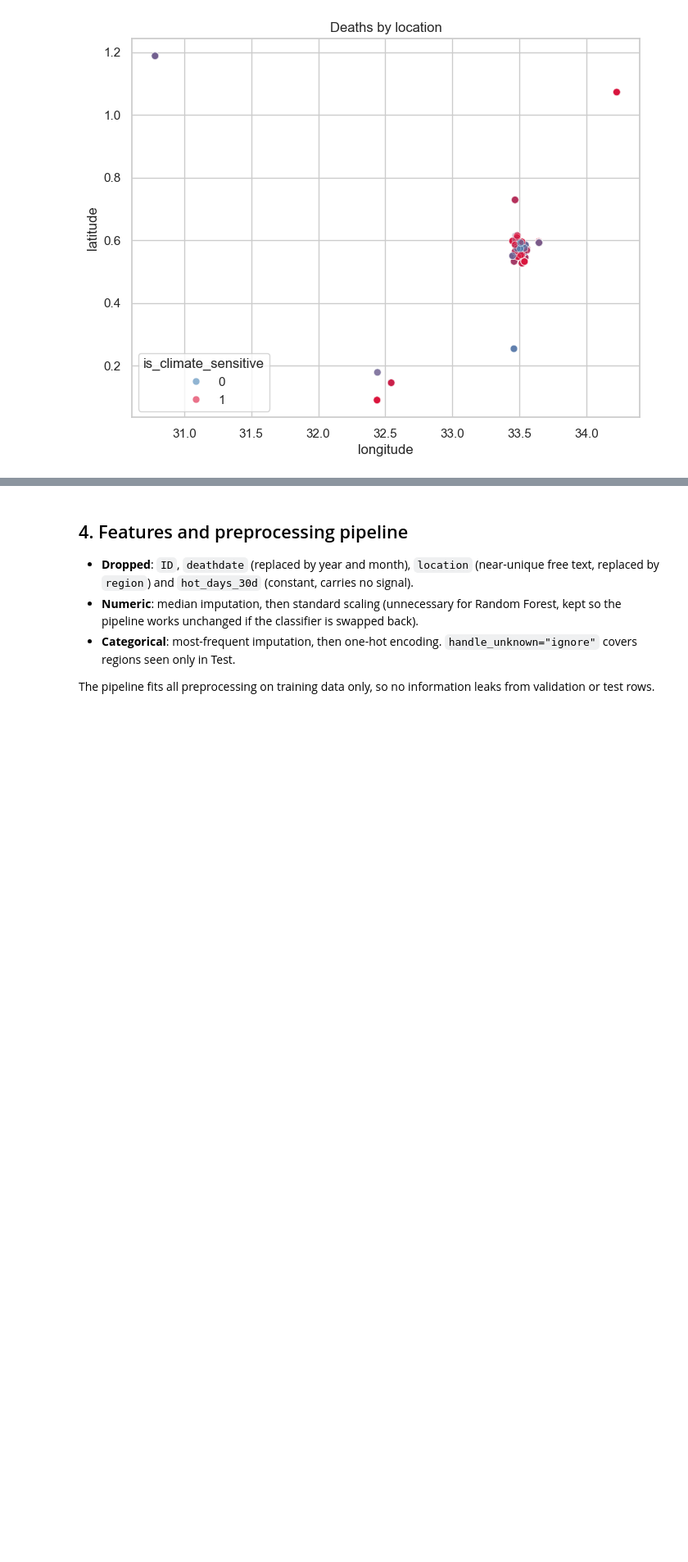
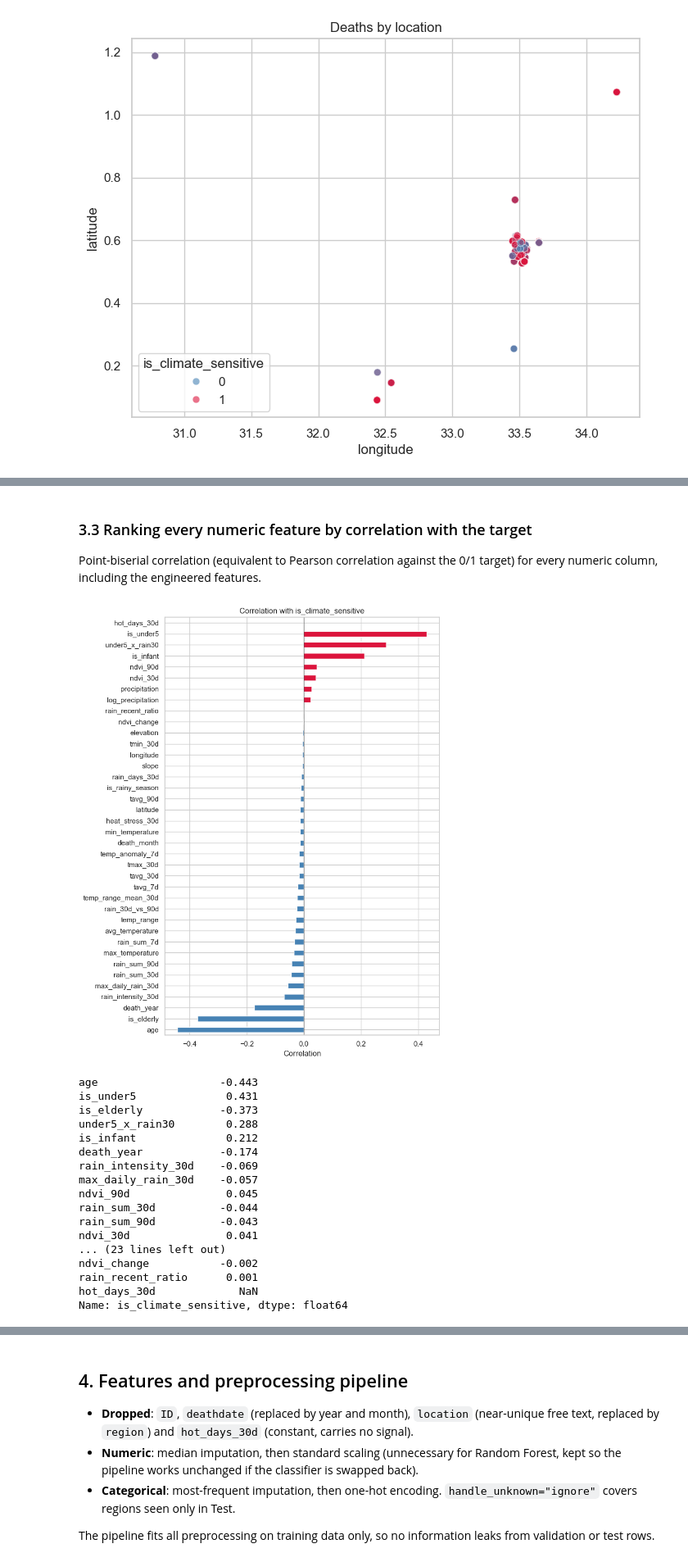
Before and after one commit to DevLaukey/Climate-risk-health-prediction, a Jupyter notebook: climate-risk-health-prediction-simple.ipynb, the cells around one changed output, grey strips where cells are left out. Shown at 82% size. Cells and saved outputs as stored; diff of their text form; code cells hidden in the pictures; blank space fills up the shorter version.

```diff
--- a/climate-risk-health-prediction-simple.ipynb
+++ b/climate-risk-health-prediction-simple.ipynb
@@ -191,0 +347,37 @@ plt.show()
+# %% [markdown]
+### 3.3 Ranking every numeric feature by correlation with the target
+
+Point-biserial correlation (equivalent to Pearson correlation against the 0/1 target) for every numeric column, including the engineered features.
+# %%
+num_cols = [c for c in train.select_dtypes(include=[np.number]).columns if c != TARGET]
+corr = train[num_cols + [TARGET]].corr()[TARGET].drop(TARGET).sort_values()
+
+plt.figure(figsize=(8, 10))
+colors = ["crimson" if v > 0 else "steelblue" for v in corr.values]
+corr.plot(kind="barh", color=colors)
+plt.axvline(0, color="black", linewidth=0.8)
+plt.title("Correlation with is_climate_sensitive")
+plt.xlabel("Correlation")
+plt.tight_layout()
+plt.show()
+
+print(corr.reindex(corr.abs().sort_values(ascending=False).index).round(3))
+# %% [output]
+[figure, added]
+age                   -0.443
+is_under5              0.431
+is_elderly            -0.373
+under5_x_rain30        0.288
+is_infant              0.212
+death_year            -0.174
+rain_intensity_30d    -0.069
+max_daily_rain_30d    -0.057
+ndvi_90d               0.045
+rain_sum_30d          -0.044
+rain_sum_90d          -0.043
+ndvi_30d               0.041
+... (23 lines left out)
+ndvi_change           -0.002
+rain_recent_ratio      0.001
+hot_days_30d             NaN
+Name: is_climate_sensitive, dtype: float64
```
Also changed, not shown: parts of 25 cells of this notebook, 5 other files.
